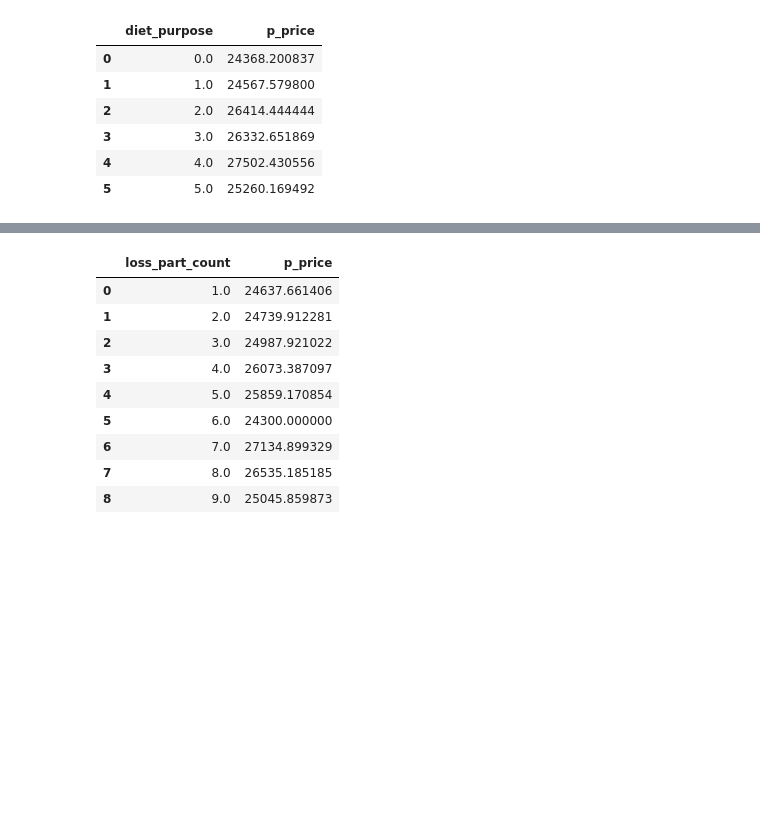
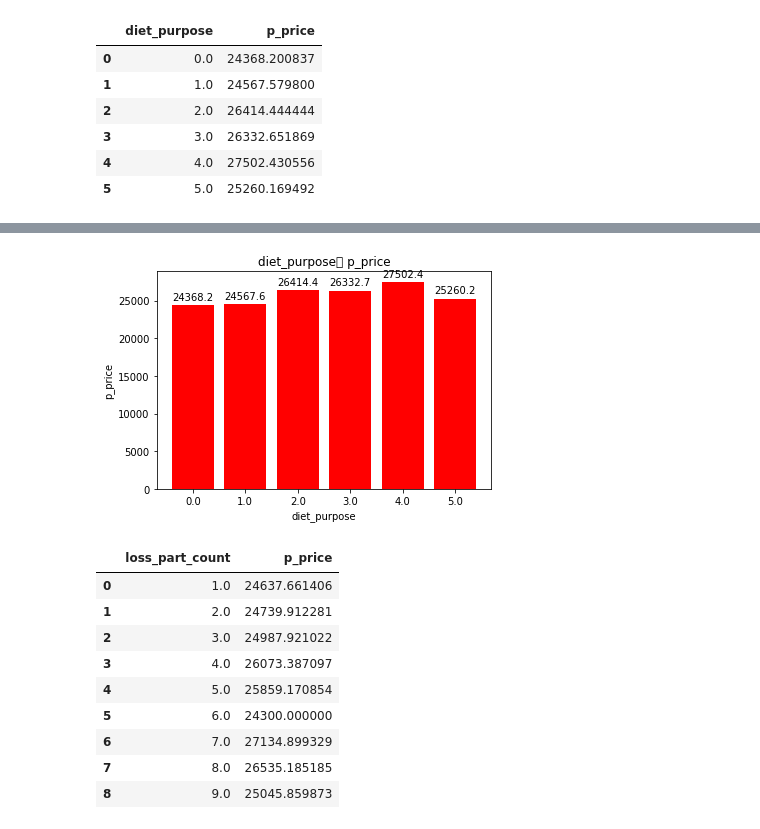
Before and after one commit to MINJIN82/-Ubion, a Jupyter notebook: mini_project25.ipynb, the cells around one changed output, grey strips where cells are left out. Saved outputs shown, nothing was run; the diff lists cells and outputs as text; code cells hidden in the pictures; blank space fills up the shorter version.

```diff
--- a/mini_project25.ipynb
+++ b/mini_project25.ipynb
@@ -314,5 +444,6 @@ df.groupby(by=['bmi_g'],as_index=False)["p_price"].mean()
 # %%
-df.groupby(by=['diet_purpose'],as_index=False)["p_price"].mean()
+c= df.groupby(by=['diet_purpose'],as_index=False)["p_price"].mean()
+c
 # %% [output]
 |  | diet_purpose | p_price |
 | 0 | 0.0 | 24368.200837 |
@@ -321,3 +452,26 @@ df.groupby(by=['diet_purpose'],as_index=False)["p_price"].mean()
 | 3 | 3.0 | 26332.651869 |
 | 4 | 4.0 | 27502.430556 |
 | 5 | 5.0 | 25260.169492 |
+# %%
+# 데이터
+labels = c['diet_purpose']
+mean_sales = c["p_price"]
+
+# 그래프 그리기
+x = np.arange(len(labels))
+fig, ax = plt.subplots()
+rects = ax.bar(x, mean_sales, align='center', color='red')
+ax.set_xticks(x)
+ax.set_xticklabels(labels)
+ax.set_ylabel('p_price')
+ax.set_xlabel('diet_purpose')
+ax.set_title('diet_purpose별 p_price')
+
+# 레이블 표시
+for rect in rects:
+    height = rect.get_height()
+    ax.annotate(f'{height:.1f}', xy=(rect.get_x() + rect.get_width() / 2, height),
+                xytext=(0, 3), textcoords='offset points', ha='center', va='bottom')
+
+plt.show()
+# %% [output]
@@ -324 +495,2 @@ df.groupby(by=['diet_purpose'],as_index=False)["p_price"].mean()
+[figure, added]
 # %%
```
Also changed, not shown: parts of 54 cells of this notebook.
